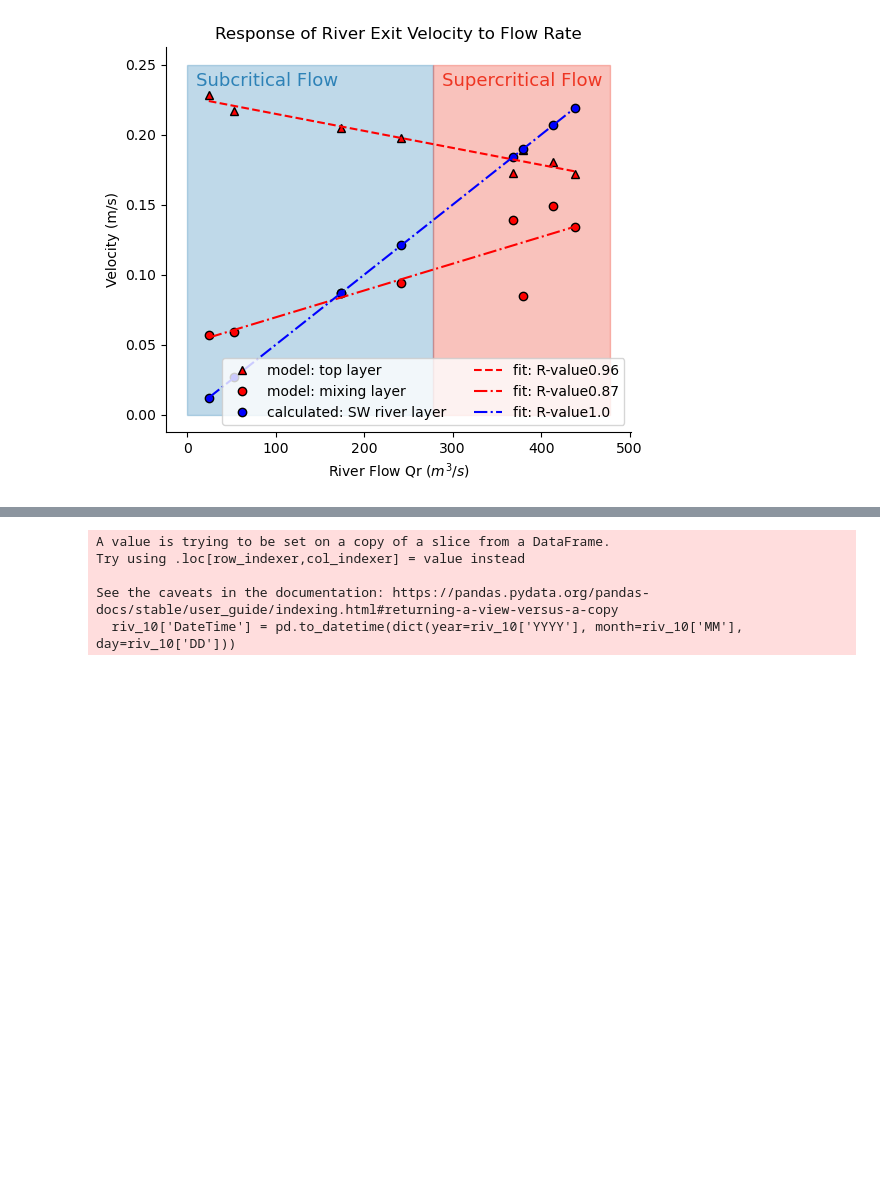
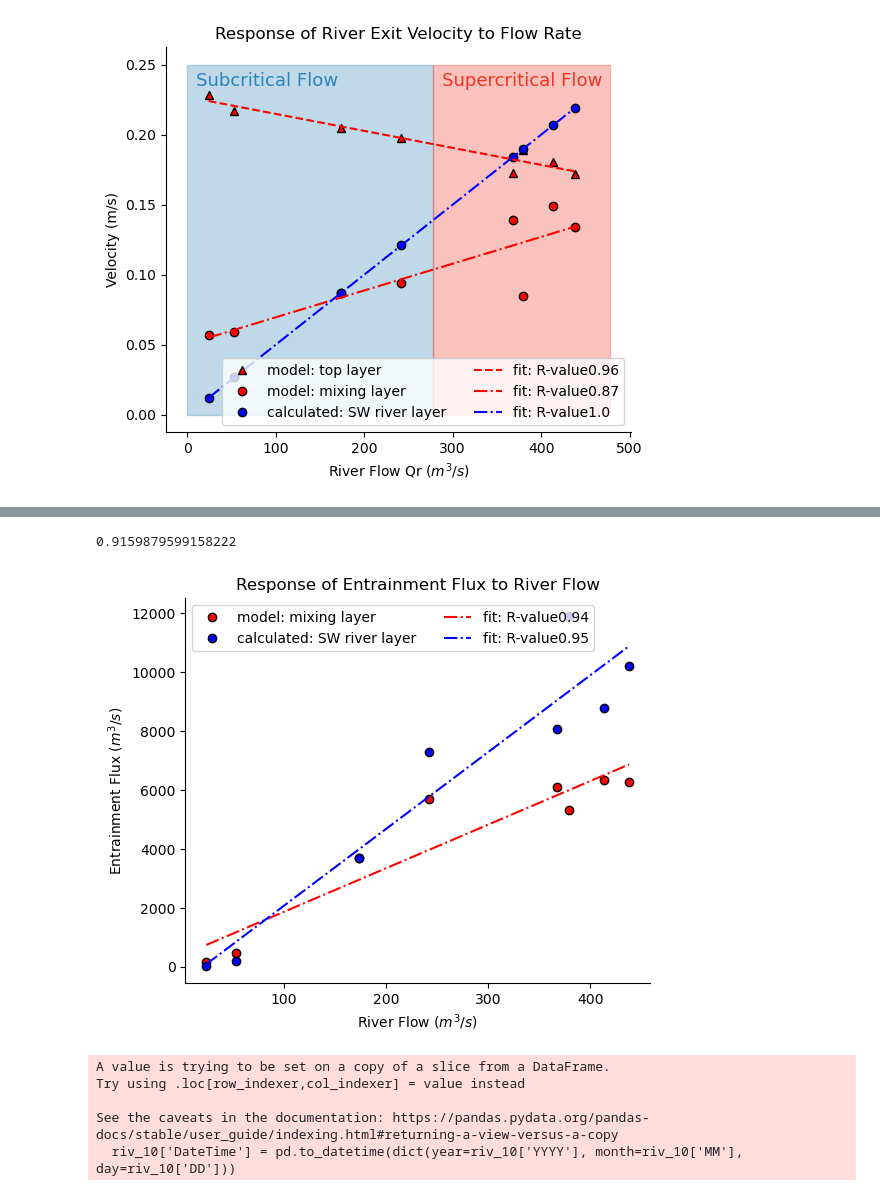
Before and after one commit to SalishSeaCast/analysis-cassidy, a Jupyter notebook: notebooks/civil541/sw_results_analysis.ipynb, the cells around one changed output, grey strips where cells are left out. Cells and saved outputs as stored; diff of their text form; code cells hidden in the pictures; blank space fills up the shorter version.

```diff
--- a/notebooks/civil541/sw_results_analysis.ipynb
+++ b/notebooks/civil541/sw_results_analysis.ipynb
@@ -154,3 +189,32 @@ ax.spines['right'].set_visible(False)
+# %%
+Qe1Qe2 = stats.linregress(df['Qe1'], df['Qe2'])
+Qe1Qe2.rvalue
+# %% [output]
+0.9159879599158222
+# %%
+QrQe2 = stats.linregress(df['Qr'], df['Qe2'])
+QrQe1 = stats.linregress(df['Qr'], df['Qe1'])
+
+fig, ax = plt.subplots(1, 1, figsize=(6, 5))
+
+
+ax.plot(df['Qr'], df['Qe2'],'ro', markeredgecolor='k',label='model: mixing layer')
+ax.plot(df['Qr'], df['Qe1'],'bo', markeredgecolor='k',label='calculated: SW river layer')
+
+ax.plot(df['Qr'].sort_values(ascending=True), QrQe2.intercept + QrQe2.slope * df['Qr'].sort_values(ascending=True), 'r', linestyle='dashdot',label=r'fit: R-value'+str(round(QrQe2.rvalue, 2)))
+ax.plot(df['Qr'].sort_values(ascending=True), QrQe1.intercept + QrQe1.slope * df['Qr'].sort_values(ascending=True), 'b', linestyle='dashdot',label=r'fit: R-value'+str(round(QrQe1.rvalue, 2)))
+
+
+
+ax.set_xlabel(r'River Flow $(m^3/s)$')
+ax.set_ylabel(r'Entrainment Flux $(m^3/s)$')
+ax.set_title('Response of Entrainment Flux to River Flow')
+ax.legend(ncol=2)
+
+ax.spines['top'].set_visible(False)
+ax.spines['right'].set_visible(False)
+# %% [output]
+[figure, added]
 # %%
 riv_df = pd.read_csv('../../../../../../results/forcing/rivers/observations/Squamish_Brackendale_flow',header=None,delimiter=' ')
 mapping = {riv_df.columns[0]: 'YYYY', riv_df.columns[1]: 'MM', riv_df.columns[2]: 'DD', riv_df.columns[3]: 'DISCHARGE'}
```
Also changed, not shown: parts of 15 cells of this notebook, 1 other file.
